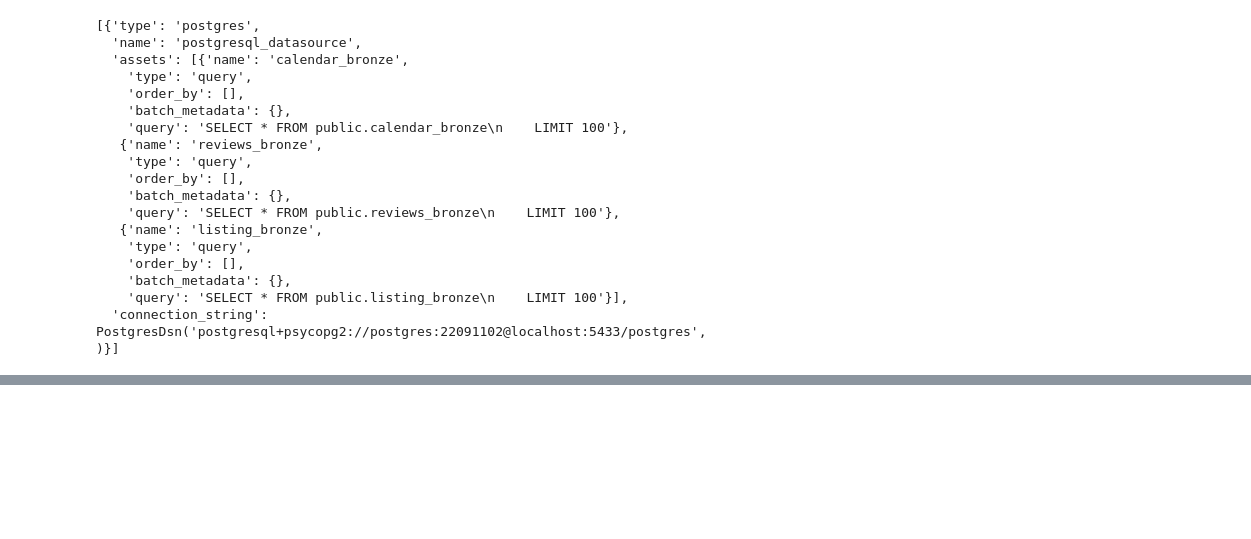
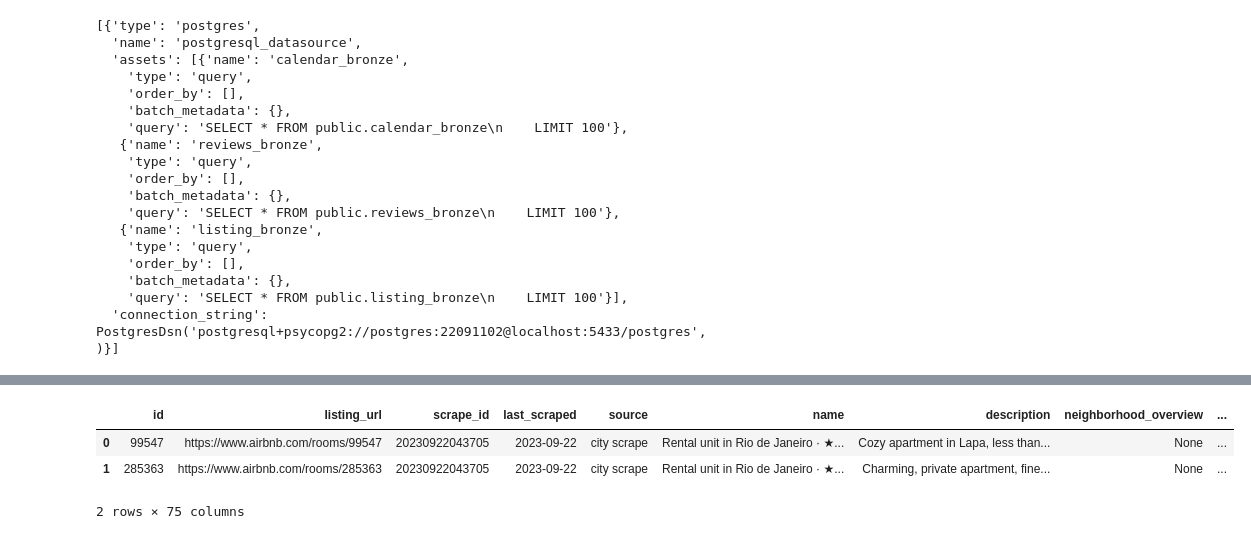
Before and after one commit to jlbmanetti/Curso-Santander-Coders, a Jupyter notebook: 5 - Analytics Engineering/Projeto/Projeto_Analytics_Engineering.ipynb, the cells around one changed output, grey strips where cells are left out. Cells and saved outputs as stored; diff of their text form; code cells hidden in the pictures; blank space fills up the shorter version.

```diff
--- a/5 - Analytics Engineering/Projeto/Projeto_Analytics_Engineering.ipynb
+++ b/5 - Analytics Engineering/Projeto/Projeto_Analytics_Engineering.ipynb
@@ -319,0 +319,7 @@ validator_listing_silver.head()
+# %%
+validator_calendar_silver.head(2)
+# %% [output]
+|  | id | listing_url | scrape_id | last_scraped | source | name | description | neighborhood_overview | ... |
+| 0 | 99547 | https://www.airbnb.com/rooms/99547 | 20230922043705 | 2023-09-22 | city scrape | Rental unit in Rio de Janeiro · ★... | Cozy apartment in Lapa, less than... | None | ... |
+| 1 | 285363 | https://www.airbnb.com/rooms/285363 | 20230922043705 | 2023-09-22 | city scrape | Rental unit in Rio de Janeiro · ★... | Charming, private apartment, fine... | None | ... |
+2 rows × 75 columns
```
Also changed, not shown: parts of 6 cells of this notebook.
